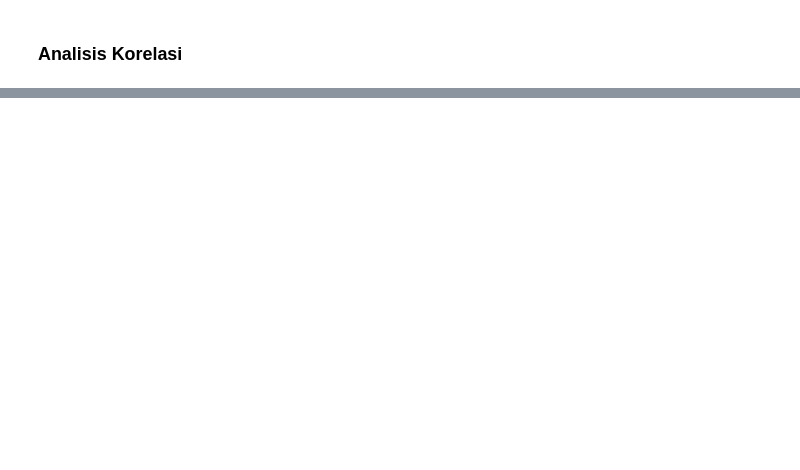
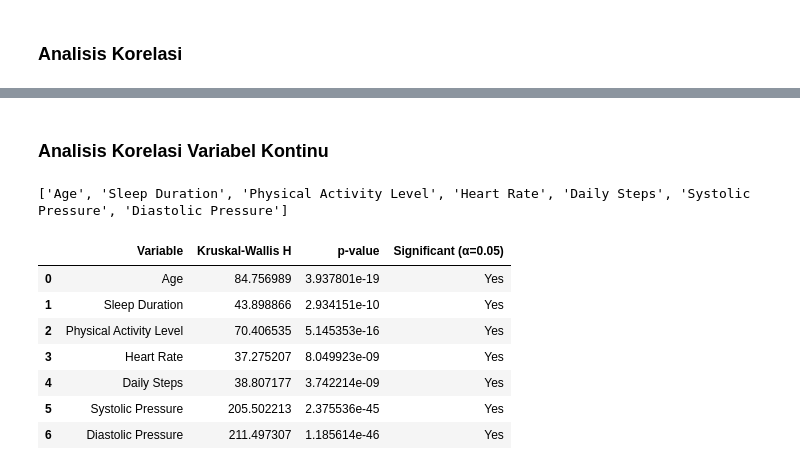
Before and after one commit to Qozuu/EDA-Project-EAS, a Jupyter notebook: sleep_eda.ipynb, the cells around one changed output, grey strips where cells are left out. Cells and saved outputs as stored; diff of their text form; code cells hidden in the pictures; blank space fills up the shorter version.

```diff
--- a/sleep_eda.ipynb
+++ b/sleep_eda.ipynb
@@ -106,0 +202,17 @@ otw
+# %%
+import pandas as pd
+from scipy.stats import chi2_contingency, fisher_exact
+
+for var in categorical_vars:
+    ct = pd.crosstab(df[var], df[target])
+    print(f"\n=== {var} vs {target} ===")
+    print(ct)
+
+    if ct.shape == (2, 2):
+        # Fisher untuk 2x2
+        oddsratio, p = fisher_exact(ct)
+        print(f"Fisher's Exact Test: p-value = {p:.4f}")
+    else:
+        # Jika bukan 2x2 → Chi-Square
+        chi2, p, dof, expected = chi2_contingency(ct)
+        print(f"Chi-Square Test (RxC): p-value = {p:.4f}")
@@ -106,0 +253,34 @@ otw
+# %% [markdown]
+### Analisis Korelasi Variabel Kontinu
+# %%
+print(numerical_vars)
+# %% [output]
+['Age', 'Sleep Duration', 'Physical Activity Level', 'Heart Rate', 'Daily Steps', 'Systolic Pressure', 'Diastolic Pressure']
+# %%
+import pandas as pd
+from scipy.stats import kruskal
+results = []
+
+for col in numerical_vars:
+    # Buat list nilai numerik per kategori target
+    groups = [df_corr[df_corr[target]==cat][col].dropna() for cat in df_corr[target].unique()]
+
+    stat, p = kruskal(*groups)
+    results.append({
+        'Variable': col,
+        'Kruskal-Wallis H': stat,
+        'p-value': p,
+        'Significant (α=0.05)': 'Yes' if p < 0.05 else 'No'
+    })
+
+kruskal_df = pd.DataFrame(results)
+kruskal_df
+# %% [output]
+|  | Variable | Kruskal-Wallis H | p-value | Significant (α=0.05) |
+| 0 | Age | 84.756989 | 3.937801e-19 | Yes |
+| 1 | Sleep Duration | 43.898866 | 2.934151e-10 | Yes |
+| 2 | Physical Activity Level | 70.406535 | 5.145353e-16 | Yes |
+| 3 | Heart Rate | 37.275207 | 8.049923e-09 | Yes |
+| 4 | Daily Steps | 38.807177 | 3.742214e-09 | Yes |
+| 5 | Systolic Pressure | 205.502213 | 2.375536e-45 | Yes |
+| 6 | Diastolic Pressure | 211.497307 | 1.185614e-46 | Yes |
```
Also changed, not shown: parts of 16 cells of this notebook.
